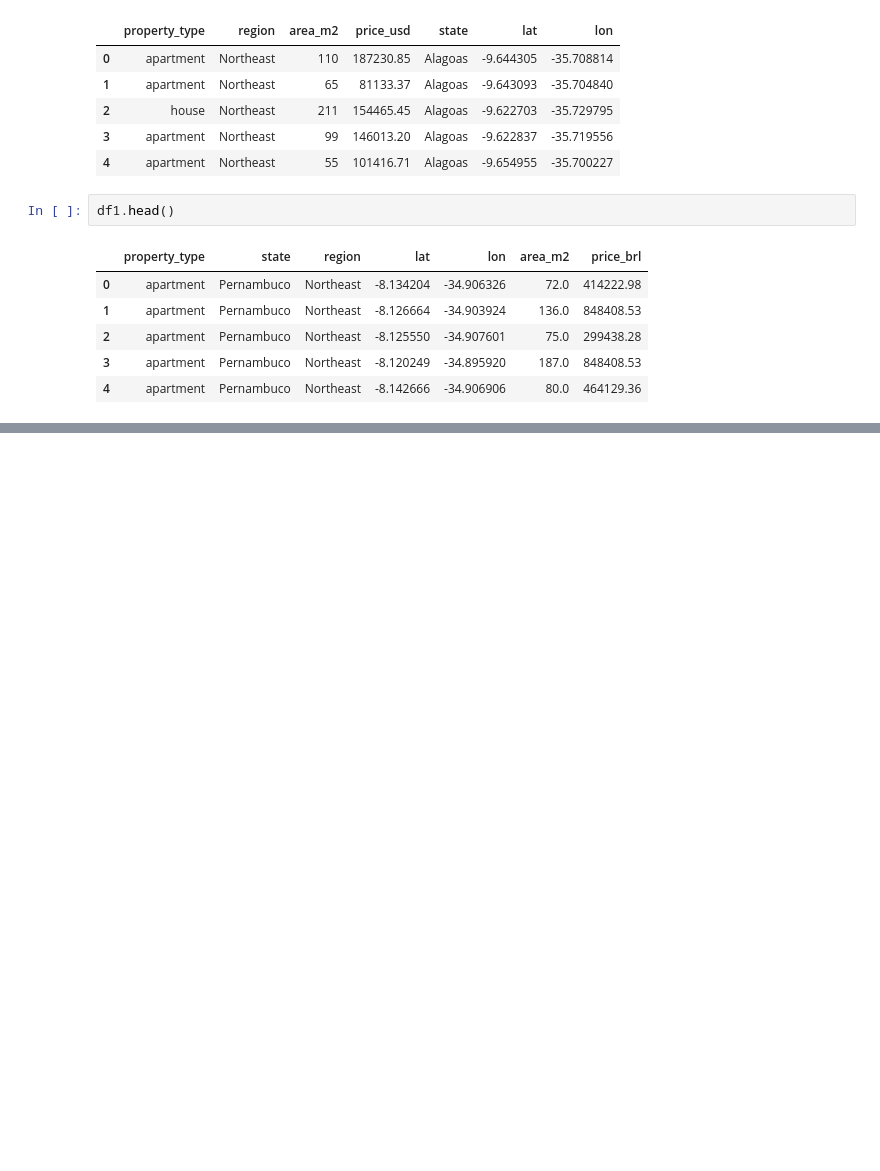
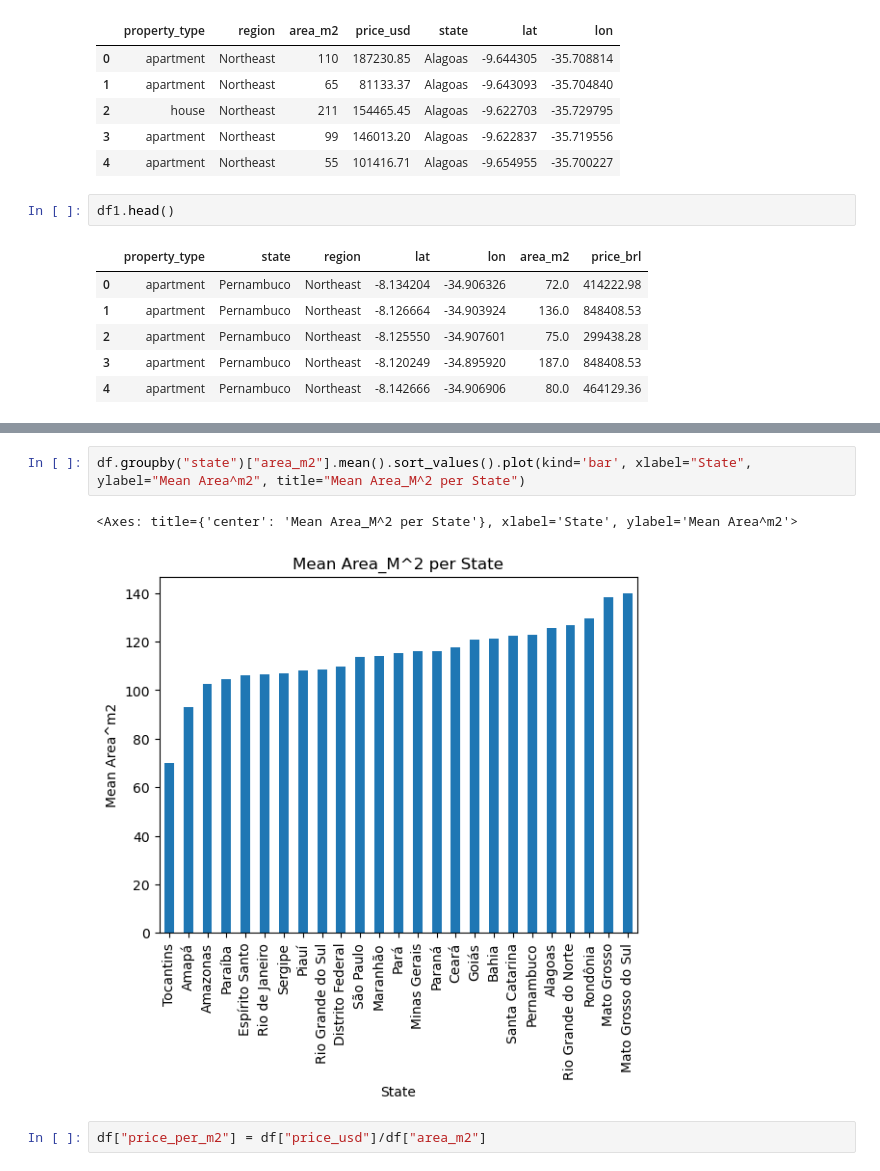
Before and after one commit to AbdulQuadri2399/Data_Relapse, a Jupyter notebook: Analyzing Property Data in Brazil/Exploratory-Data-Analysis.ipynb, the cells around one changed output, grey strips where cells are left out. Cells and saved outputs as stored; diff of their text form; blank space fills up the shorter version.

```diff
--- a/Analyzing Property Data in Brazil/Exploratory-Data-Analysis.ipynb
+++ b/Analyzing Property Data in Brazil/Exploratory-Data-Analysis.ipynb
@@ -196,0 +241,7 @@ df1.drop(columns=[")
+# %%
+df.groupby("state")["area_m2"].mean().sort_values().plot(kind='bar', xlabel="State", ylabel="Mean Area^m2", title="Mean Area_M^2 per State")
+# %% [output]
+<Axes: title={'center': 'Mean Area_M^2 per State'}, xlabel='State', ylabel='Mean Area^m2'>
+[figure, added]
+# %%
+df["price_per_m2"] = df["price_usd"]/df["area_m2"]
```
Also changed, not shown: parts of 8 cells of this notebook.
